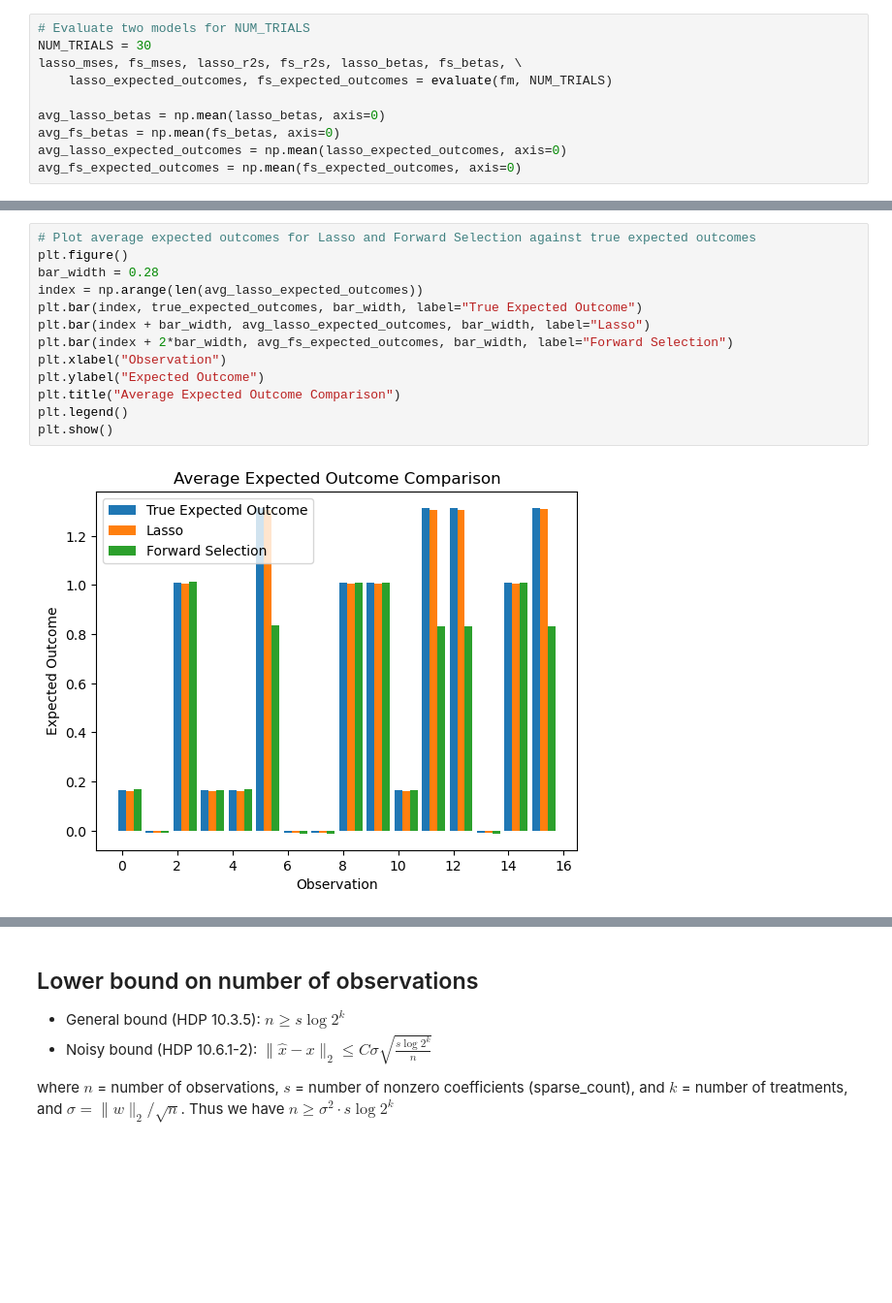
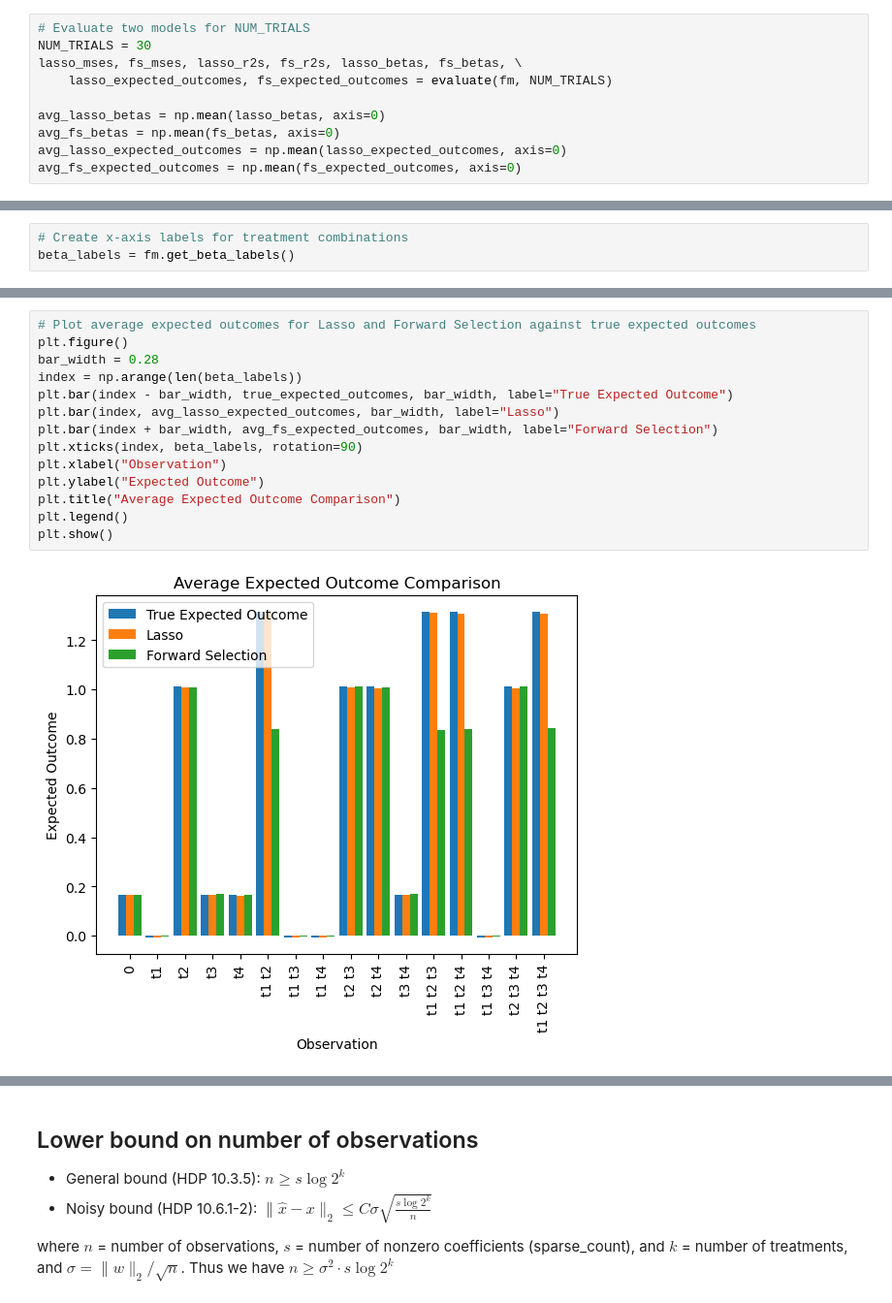
Before and after one commit to qc2321/causal-factorial, a Jupyter notebook: lasso_factorial_selection/lasso_vs_forward.ipynb, the cells around one changed output, grey strips where cells are left out. Shown: that part at 97% size. Saved outputs shown, nothing was run; the diff lists cells and outputs as text; blank space fills up the shorter version.

```diff
--- a/lasso_factorial_selection/lasso_vs_forward.ipynb
+++ b/lasso_factorial_selection/lasso_vs_forward.ipynb
@@ -103,3 +103,6 @@ plt.show()
+# %%
+# Create x-axis labels for treatment combinations
+beta_labels = fm.get_beta_labels()
 # %%
 # Plot average betas for Lasso and Forward Selection against true beta
 plt.figure()
@@ -118,18 +122,19 @@ plt.show()
 # %%
 # Plot average expected outcomes for Lasso and Forward Selection against true expected outcomes
 plt.figure()
 bar_width = 0.28
-index = np.arange(len(avg_lasso_expected_outcomes))
-plt.bar(index, true_expected_outcomes, bar_width, label="True Expected Outcome")
-plt.bar(index + bar_width, avg_lasso_expected_outcomes, bar_width, label="Lasso")
-plt.bar(index + 2*bar_width, avg_fs_expected_outcomes, bar_width, label="Forward Selection")
+index = np.arange(len(beta_labels))
+plt.bar(index - bar_width, true_expected_outcomes, bar_width, label="True Expected Outcome")
+plt.bar(index, avg_lasso_expected_outcomes, bar_width, label="Lasso")
+plt.bar(index + bar_width, avg_fs_expected_outcomes, bar_width, label="Forward Selection")
+plt.xticks(index, beta_labels, rotation=90)
 plt.xlabel("Observation")
 plt.ylabel("Expected Outcome")
 plt.title("Average Expected Outcome Comparison")
 plt.legend()
 plt.show()
 # %% [output]
-[figure, old version]
+[figure, new version]
 # %%
 # Plot beta and expected outcomes Z-test p-values
 x = np.arange(2)
```
Also changed, not shown: parts of 8 cells of this notebook, 2 other files.
